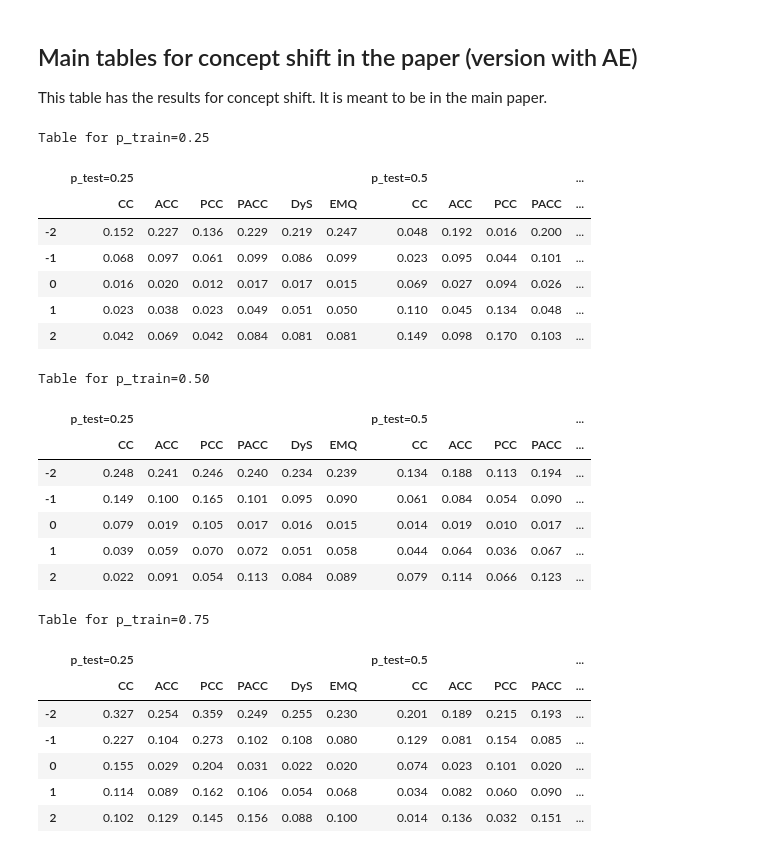
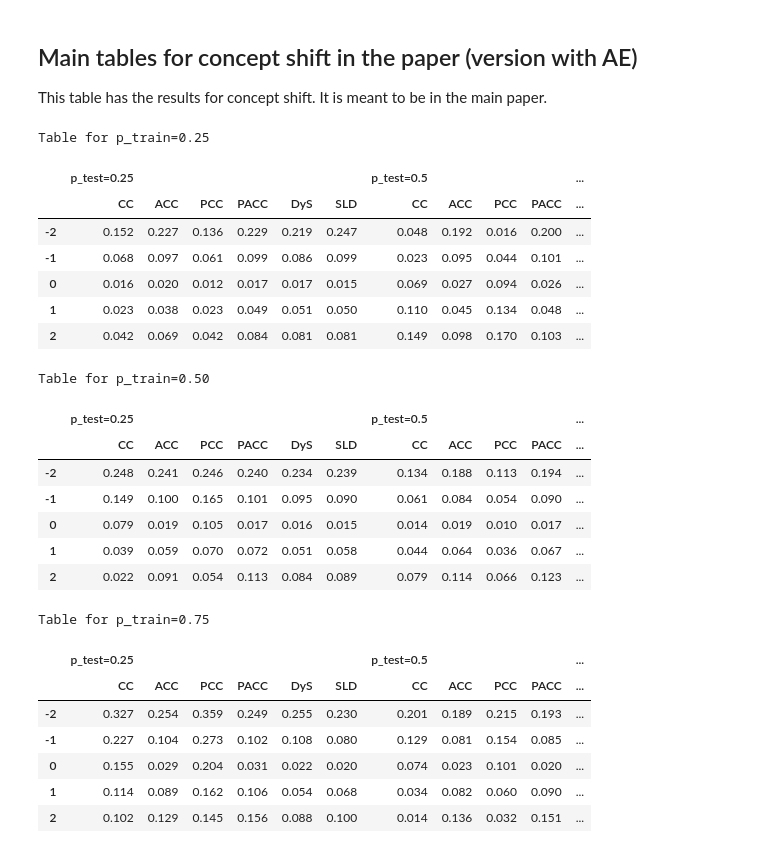
Before and after one commit to pglez82/quant_datasetshift, a Jupyter notebook: analyze_results_concept.ipynb, the cells around one changed output. Saved outputs shown, nothing was run; the diff lists cells and outputs as text; code cells hidden in the pictures.

```diff
--- a/analyze_results_concept.ipynb
+++ b/analyze_results_concept.ipynb
@@ -11,7 +11,7 @@ pd.set_option('display.width', 150)
 
 
 export_dir = '/home/pgonzalez/Dropbox/quant_datasetshift/'
-quantificators = ["CC", "ACC", "PCC", "PACC", "DyS", "EMQ","MLPE"]
+quantificators = ["CC", "ACC", "PCC", "PACC", "DyS", "SLD","MLPE"]
 error = "MAE"
 ps_train = [0.25, 0.5, 0.75]
 ps_test = [0.25, 0.5, 0.75]
@@ -110,7 +110,7 @@ for i, p_train in enumerate(ps_train):
 # %% [markdown]
 ### Tables and charts to be included in a paper
 # %%
-quantificators = ["CC", "ACC", "PCC", "PACC", "DyS", "EMQ"]
+quantificators = ["CC", "ACC", "PCC", "PACC", "DyS", "SLD"]
 for p_train in ps_train:
     for p_test in ps_test:
         fig, ax = plt.subplots(2,3,figsize=(15,8))
@@ -140,7 +140,7 @@ for p_train in ps_train:
 # %% [markdown]
 ## Shorter version of charts (MAE version)
 # %%
-quantificators = ["PCC", "EMQ"]
+quantificators = ["PCC", "SLD"]
 
 for i, p_train in enumerate(ps_train):
     fig = plt.figure(figsize=(15,8))
@@ -177,7 +177,7 @@ This table has the results for concept shift. It is meant to be in the main pape
 # %%
 from utils.wilcoxon import wilcoxon_test
 
-quantificators = ["CC", "ACC", "PCC", "PACC", "DyS", "EMQ"]
+quantificators = ["CC", "ACC", "PCC", "PACC", "DyS", "SLD"]
 global_results = {}
 for i, p_train in enumerate(ps_train):
     columns = pd.MultiIndex.from_product([["p_test={}".format(p_test) for p_test in ps_test],quantificators])
@@ -204,34 +204,34 @@ for p_train in ps_train:
             p_test = float(best[0][7:])
             best_method = best[1]
             #print("Computing statistical test for experiment covariate degree=%f, p_test=%s. Winner method %s" % (covariate_measure,p_test,best_method))
             #Get data for the winner method
             results_best = results_dict[best_method].loc[(results_dict[best_method]['p_test']==p_test) & (results_dict[best_method]['p_train']==p_train) & (results_dict[best_method]['cut_points']==cut_points),'error'].to_numpy()
             #We need to get all the rows in results that matches this experiment for each method
             for quant_name in quantificators:
                 if quant_name!=best_method:
                     #print("Comparing %s with %s" % (best_method,quant_name))
                     results_method = results_dict[quant_name].loc[(results_dict[quant_name]['p_test']==p_test) & (results_dict[quant_name]['p_train']==p_train) & (results_dict[quant_name]['cut_points']==cut_points),'error'].to_numpy()
                     global_results_style[p_train].set_properties(subset=(cut_points, (best[0],quant_name)),**wilcoxon_test(results_best,results_method))
 
 
 for p_train in ps_train:
     print("Table for p_train=%.2f" % p_train)
     for p_test in ps_test:
         global_results_style[p_train] = global_results_style[p_train].highlight_min(axis=1,props='textbf:--rwrap;',subset=(["p_test={}".format(p_test)]))
         if p_test == p_train:
             global_results_style[p_train] = global_results_style[p_train].set_properties(cellcolor="{verylightgray}", subset=(["p_test={}".format(p_test)]))
     display(global_results_style[p_train])
     columns = 'r'*len(quantificators)
     latex_code = global_results_style[p_train].to_latex(hrules=True,multicol_align='c',column_format='l|'+columns+'|'+columns+'|'+columns)
     latex_code = latex_code.replace(' 0.',' .').replace('{0.','{.')
     for p_test in ps_test:
         latex_code = latex_code.replace("p_test=%g" % p_test,"$p_{tst}=%g$" % p_test)
     with open(os.path.join(export_dir,'tables/concept_table_{}.tex'.format(p_train)), 'w') as f:
         f.write(latex_code)
 # %% [output]
 Table for p_train=0.25
 |  | p_test=0.25 |  |  |  |  |  | p_test=0.5 |  |  |  | ... |
-|  | CC | ACC | PCC | PACC | DyS | EMQ | CC | ACC | PCC | PACC | ... |
+|  | CC | ACC | PCC | PACC | DyS | SLD | CC | ACC | PCC | PACC | ... |
 | -2 | 0.152 | 0.227 | 0.136 | 0.229 | 0.219 | 0.247 | 0.048 | 0.192 | 0.016 | 0.200 | ... |
 | -1 | 0.068 | 0.097 | 0.061 | 0.099 | 0.086 | 0.099 | 0.023 | 0.095 | 0.044 | 0.101 | ... |
 | 0 | 0.016 | 0.020 | 0.012 | 0.017 | 0.017 | 0.015 | 0.069 | 0.027 | 0.094 | 0.026 | ... |
@@ -239,7 +239,7 @@ Table for p_train=0.25
 | 2 | 0.042 | 0.069 | 0.042 | 0.084 | 0.081 | 0.081 | 0.149 | 0.098 | 0.170 | 0.103 | ... |
 Table for p_train=0.50
 |  | p_test=0.25 |  |  |  |  |  | p_test=0.5 |  |  |  | ... |
-|  | CC | ACC | PCC | PACC | DyS | EMQ | CC | ACC | PCC | PACC | ... |
+|  | CC | ACC | PCC | PACC | DyS | SLD | CC | ACC | PCC | PACC | ... |
 | -2 | 0.248 | 0.241 | 0.246 | 0.240 | 0.234 | 0.239 | 0.134 | 0.188 | 0.113 | 0.194 | ... |
 | -1 | 0.149 | 0.100 | 0.165 | 0.101 | 0.095 | 0.090 | 0.061 | 0.084 | 0.054 | 0.090 | ... |
 | 0 | 0.079 | 0.019 | 0.105 | 0.017 | 0.016 | 0.015 | 0.014 | 0.019 | 0.010 | 0.017 | ... |
@@ -247,7 +247,7 @@ Table for p_train=0.50
 | 2 | 0.022 | 0.091 | 0.054 | 0.113 | 0.084 | 0.089 | 0.079 | 0.114 | 0.066 | 0.123 | ... |
 Table for p_train=0.75
 |  | p_test=0.25 |  |  |  |  |  | p_test=0.5 |  |  |  | ... |
-|  | CC | ACC | PCC | PACC | DyS | EMQ | CC | ACC | PCC | PACC | ... |
+|  | CC | ACC | PCC | PACC | DyS | SLD | CC | ACC | PCC | PACC | ... |
 | -2 | 0.327 | 0.254 | 0.359 | 0.249 | 0.255 | 0.230 | 0.201 | 0.189 | 0.215 | 0.193 | ... |
 | -1 | 0.227 | 0.104 | 0.273 | 0.102 | 0.108 | 0.080 | 0.129 | 0.081 | 0.154 | 0.085 | ... |
 | 0 | 0.155 | 0.029 | 0.204 | 0.031 | 0.022 | 0.020 | 0.074 | 0.023 | 0.101 | 0.020 | ... |
```
Also changed, not shown: parts of 1 cell of this notebook, 7 other files.
